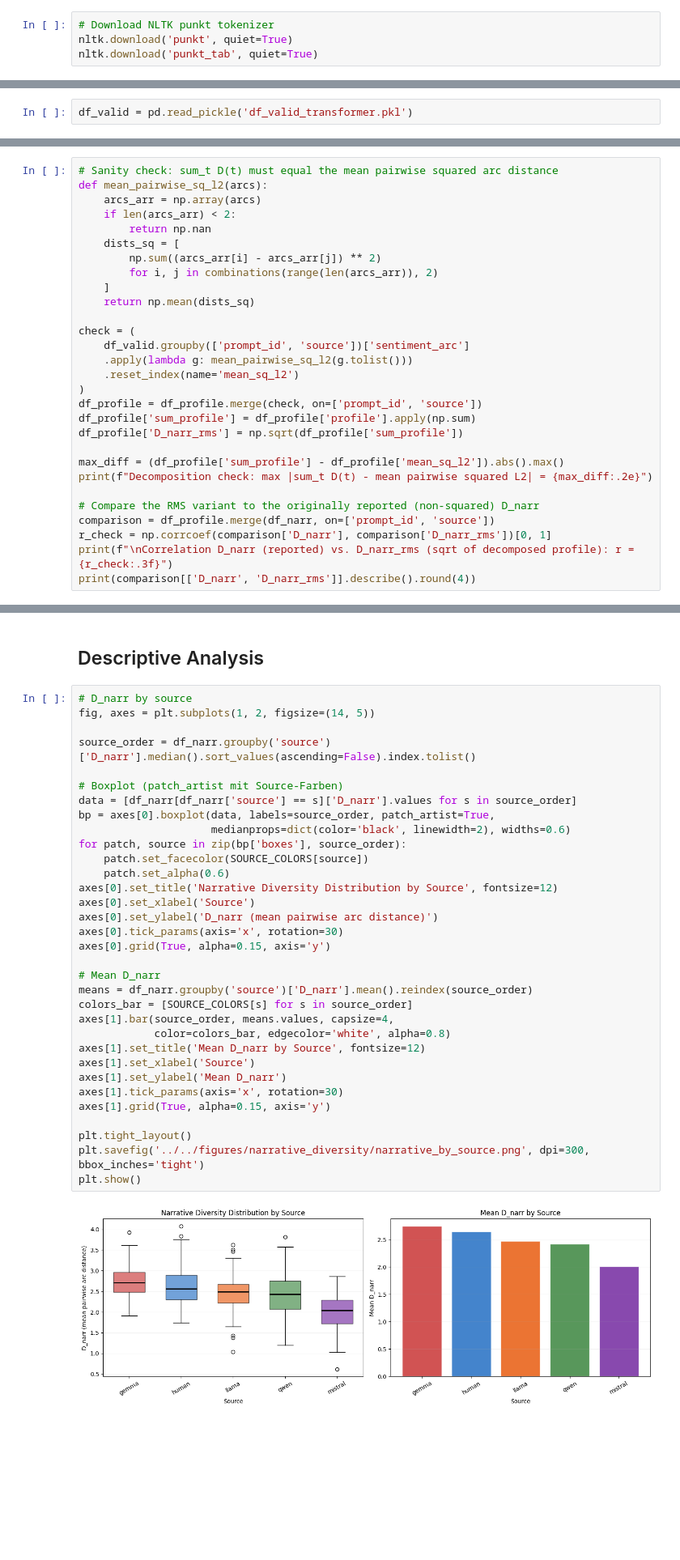
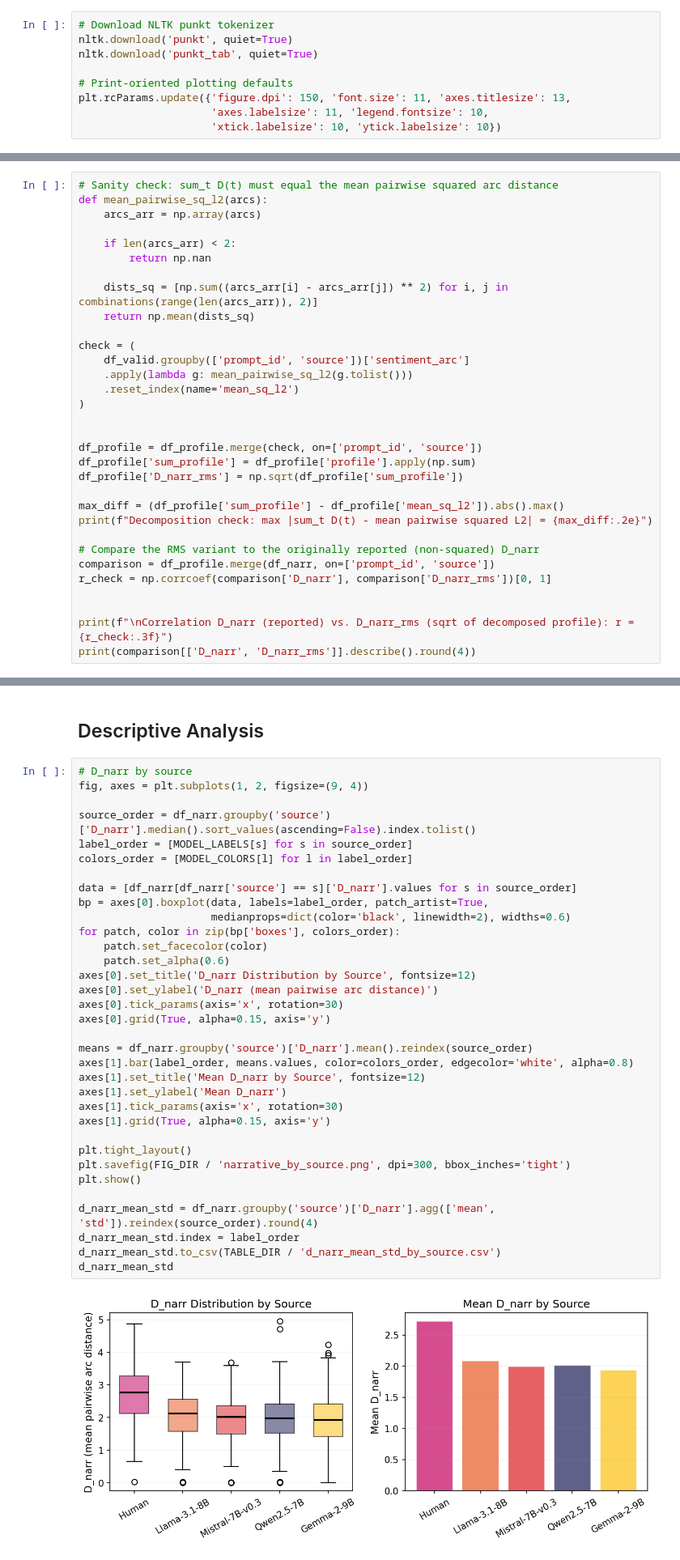
Before and after one commit to thwinner/llm-linguistic-diversity, a Jupyter notebook: metrics/03_narrative_diversity/narrative_diversity.ipynb, the cells around one changed output, grey strips where cells are left out. Shown at 81% size. Cells and saved outputs as stored; diff of their text form; blank space fills up the shorter version.

```diff
--- a/metrics/03_narrative_diversity/narrative_diversity.ipynb
+++ b/metrics/03_narrative_diversity/narrative_diversity.ipynb
@@ -35,3 +50,8 @@ warnings.filterwarnings('ignore')
 # Download NLTK punkt tokenizer
 nltk.download('punkt', quiet=True)
 nltk.download('punkt_tab', quiet=True)
+
+# Print-oriented plotting defaults
+plt.rcParams.update({'figure.dpi': 150, 'font.size': 11, 'axes.titlesize': 13,
+                     'axes.labelsize': 11, 'legend.fontsize': 10,
+                     'xtick.labelsize': 10, 'ytick.labelsize': 10})
@@ -246,7 +328,5 @@ print(f"Skipped (too short): {n_invalid}")
 # %% [markdown]
 ### Visualize Example Arcs
-# %%
-df_valid = pd.read_pickle('df_valid_transformer.pkl')
 # %%
 # Show sentiment arcs for one prompt across all sources
 example_prompt = df_valid['prompt_id'].iloc[0]
@@ -386,12 +458,11 @@ Computed diversity profiles for 491 (prompt, source) pairs.
 # Sanity check: sum_t D(t) must equal the mean pairwise squared arc distance
 def mean_pairwise_sq_l2(arcs):
     arcs_arr = np.array(arcs)
+
     if len(arcs_arr) < 2:
         return np.nan
-    dists_sq = [
-        np.sum((arcs_arr[i] - arcs_arr[j]) ** 2)
-        for i, j in combinations(range(len(arcs_arr)), 2)
-    ]
+
+    dists_sq = [np.sum((arcs_arr[i] - arcs_arr[j]) ** 2) for i, j in combinations(range(len(arcs_arr)), 2)]
     return np.mean(dists_sq)
 
 check = (
@@ -399,6 +470,8 @@ check = (
     .apply(lambda g: mean_pairwise_sq_l2(g.tolist()))
     .reset_index(name='mean_sq_l2')
 )
+
+
 df_profile = df_profile.merge(check, on=['prompt_id', 'source'])
 df_profile['sum_profile'] = df_profile['profile'].apply(np.sum)
 df_profile['D_narr_rms'] = np.sqrt(df_profile['sum_profile'])
@@ -409,6 +482,8 @@ print(f"Decomposition check: max |sum_t D(t) - mean pairwise squared L2| = {max_
 # Compare the RMS variant to the originally reported (non-squared) D_narr
 comparison = df_profile.merge(df_narr, on=['prompt_id', 'source'])
 r_check = np.corrcoef(comparison['D_narr'], comparison['D_narr_rms'])[0, 1]
+
+
 print(f"\nCorrelation D_narr (reported) vs. D_narr_rms (sqrt of decomposed profile): r = {r_check:.3f}")
 print(comparison[['D_narr', 'D_narr_rms']].describe().round(4))
 # %% [output]
@@ -485,36 +570,37 @@ Diversity in the first third (setup) vs. last third (resolution) of the story:
 ## Descriptive Analysis
 # %%
 # D_narr by source
-fig, axes = plt.subplots(1, 2, figsize=(14, 5))
+fig, axes = plt.subplots(1, 2, figsize=(9, 4))
 
 source_order = df_narr.groupby('source')['D_narr'].median().sort_values(ascending=False).index.tolist()
+label_order = [MODEL_LABELS[s] for s in source_order]
+colors_order = [MODEL_COLORS[l] for l in label_order]
 
-# Boxplot (patch_artist mit Source-Farben)
 data = [df_narr[df_narr['source'] == s]['D_narr'].values for s in source_order]
-bp = axes[0].boxplot(data, labels=source_order, patch_artist=True,
+bp = axes[0].boxplot(data, labels=label_order, patch_artist=True,
                      medianprops=dict(color='black', linewidth=2), widths=0.6)
-for patch, source in zip(bp['boxes'], source_order):
-    patch.set_facecolor(SOURCE_COLORS[source])
+for patch, color in zip(bp['boxes'], colors_order):
+    patch.set_facecolor(color)
     patch.set_alpha(0.6)
-axes[0].set_title('Narrative Diversity Distribution by Source', fontsize=12)
-axes[0].set_xlabel('Source')
+axes[0].set_title('D_narr Distribution by Source', fontsize=12)
 axes[0].set_ylabel('D_narr (mean pairwise arc distance)')
 axes[0].tick_params(axis='x', rotation=30)
 axes[0].grid(True, alpha=0.15, axis='y')
 
-# Mean D_narr
 means = df_narr.groupby('source')['D_narr'].mean().reindex(source_order)
-colors_bar = [SOURCE_COLORS[s] for s in source_order]
-axes[1].bar(source_order, means.values, capsize=4,
-            color=colors_bar, edgecolor='white', alpha=0.8)
+axes[1].bar(label_order, means.values, color=colors_order, edgecolor='white', alpha=0.8)
 axes[1].set_title('Mean D_narr by Source', fontsize=12)
-axes[1].set_xlabel('Source')
 axes[1].set_ylabel('Mean D_narr')
 axes[1].tick_params(axis='x', rotation=30)
 axes[1].grid(True, alpha=0.15, axis='y')
 
 plt.tight_layout()
-plt.savefig('../../figures/narrative_diversity/narrative_by_source.png', dpi=300, bbox_inches='tight')
+plt.savefig(FIG_DIR / 'narrative_by_source.png', dpi=300, bbox_inches='tight')
 plt.show()
+
+d_narr_mean_std = df_narr.groupby('source')['D_narr'].agg(['mean', 'std']).reindex(source_order).round(4)
+d_narr_mean_std.index = label_order
+d_narr_mean_std.to_csv(TABLE_DIR / 'd_narr_mean_std_by_source.csv')
+d_narr_mean_std
 # %% [output]
-[figure, old version]
+[figure, new version]
```
Also changed, not shown: parts of 36 cells of this notebook, 57 other files.
